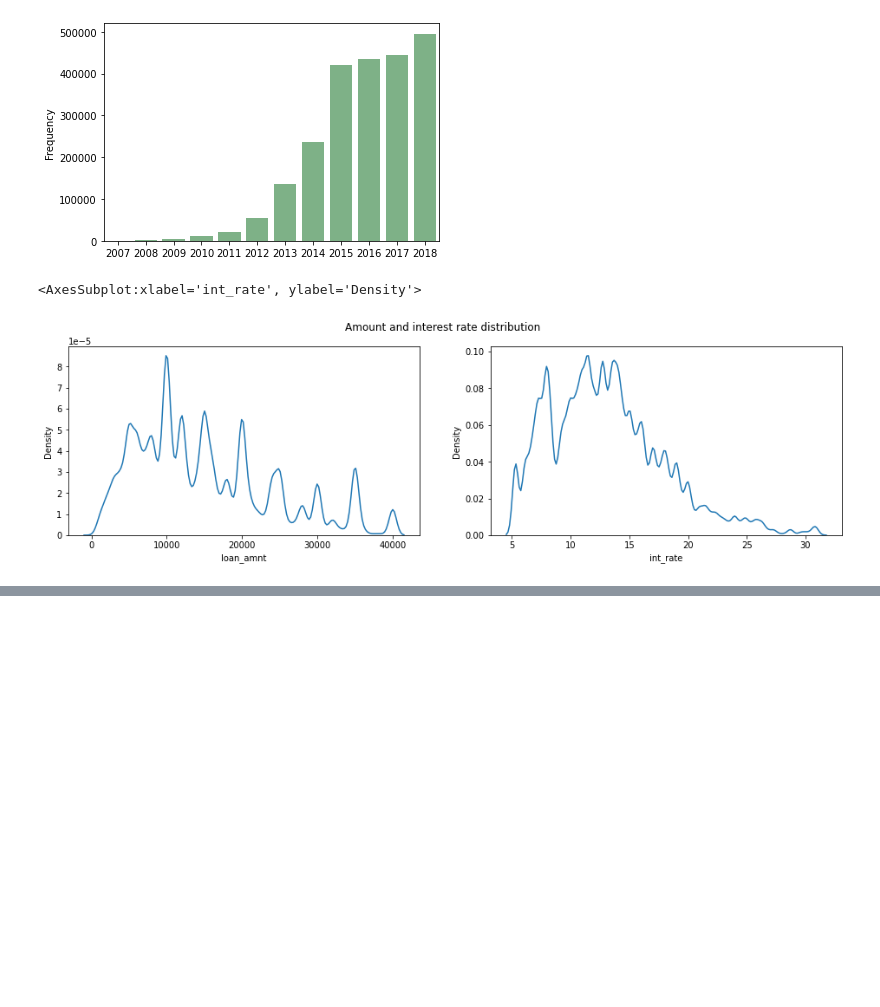
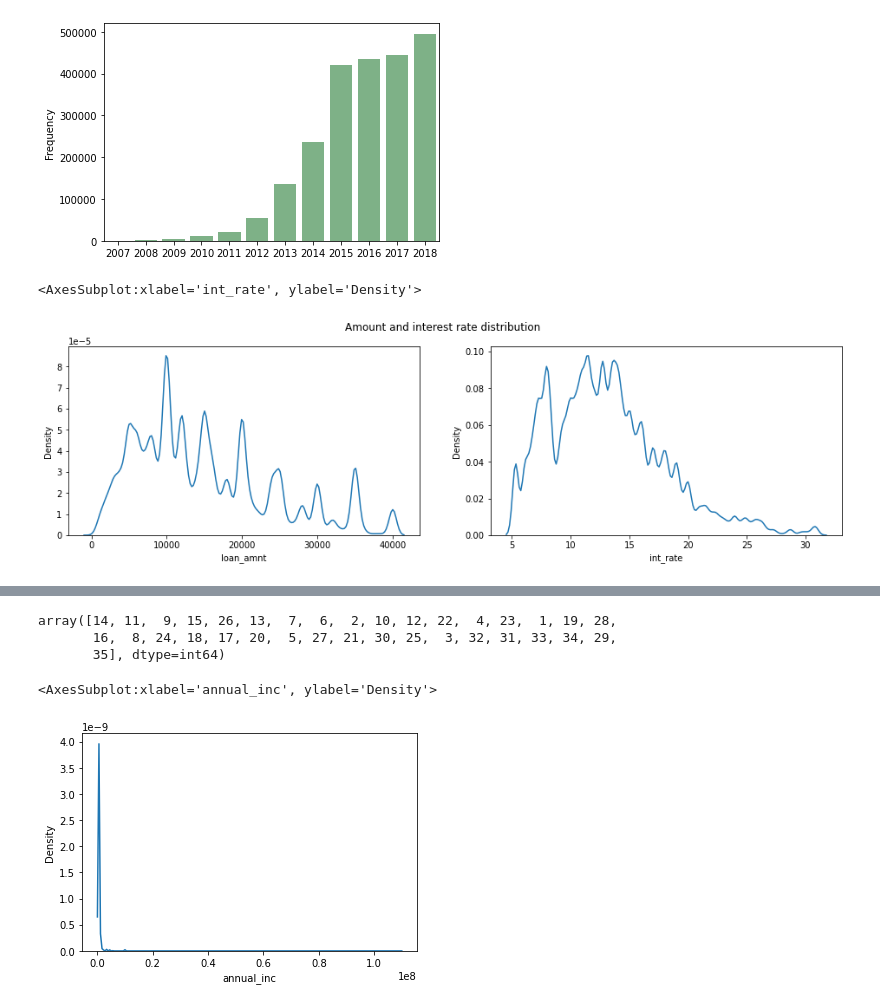
Before and after one commit to jjsalcedo01/CScoreM, a Jupyter notebook: CreditScore.ipynb, the cells around one changed output, grey strips where cells are left out. Cells and saved outputs as stored; diff of their text form; code cells hidden in the pictures; blank space fills up the shorter version.

```diff
--- a/CreditScore.ipynb
+++ b/CreditScore.ipynb
@@ -99,0 +206,3 @@ df['termM']=df['term'].str[:3].astype(int)
+# %%
+df.replace({'sub_grade':sub_grade_map}, inplace=True)
+df['sub_grade'].sample(10)
@@ -99,0 +221,6 @@ df['termM']=df['term'].str[:3].astype(int)
+# %%
+df['sub_grade'].unique()
+# %% [output]
+array([14, 11,  9, 15, 26, 13,  7,  6,  2, 10, 12, 22,  4, 23,  1, 19, 28,
+       16,  8, 24, 18, 17, 20,  5, 27, 21, 30, 25,  3, 32, 31, 33, 34, 29,
+       35], dtype=int64)
@@ -99,0 +231,5 @@ df['termM']=df['term'].str[:3].astype(int)
+# %%
+sns.kdeplot(df['annual_inc'])
+# %% [output]
+<AxesSubplot:xlabel='annual_inc', ylabel='Density'>
+[figure, added]
```
Also changed, not shown: parts of 18 cells of this notebook.
